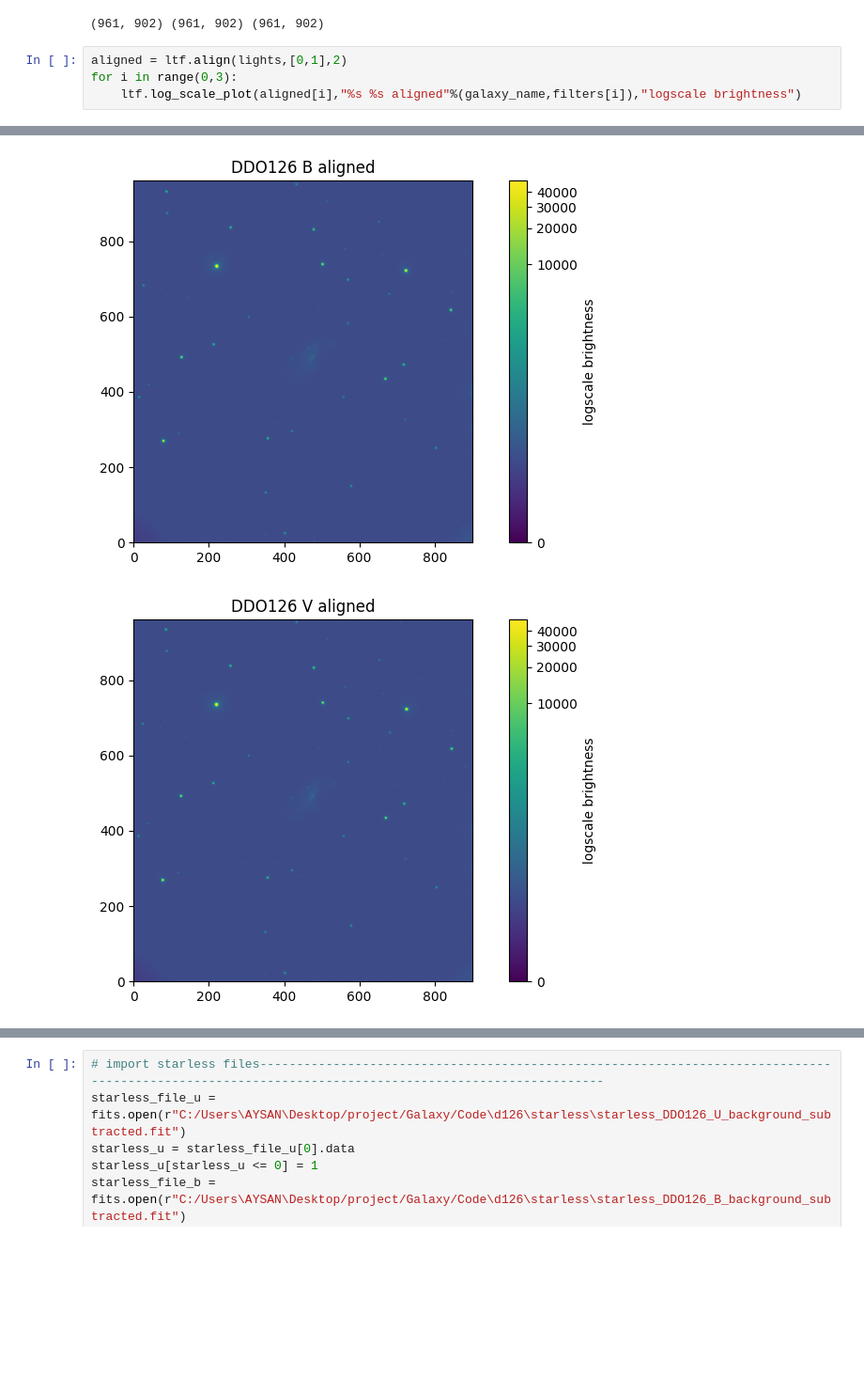
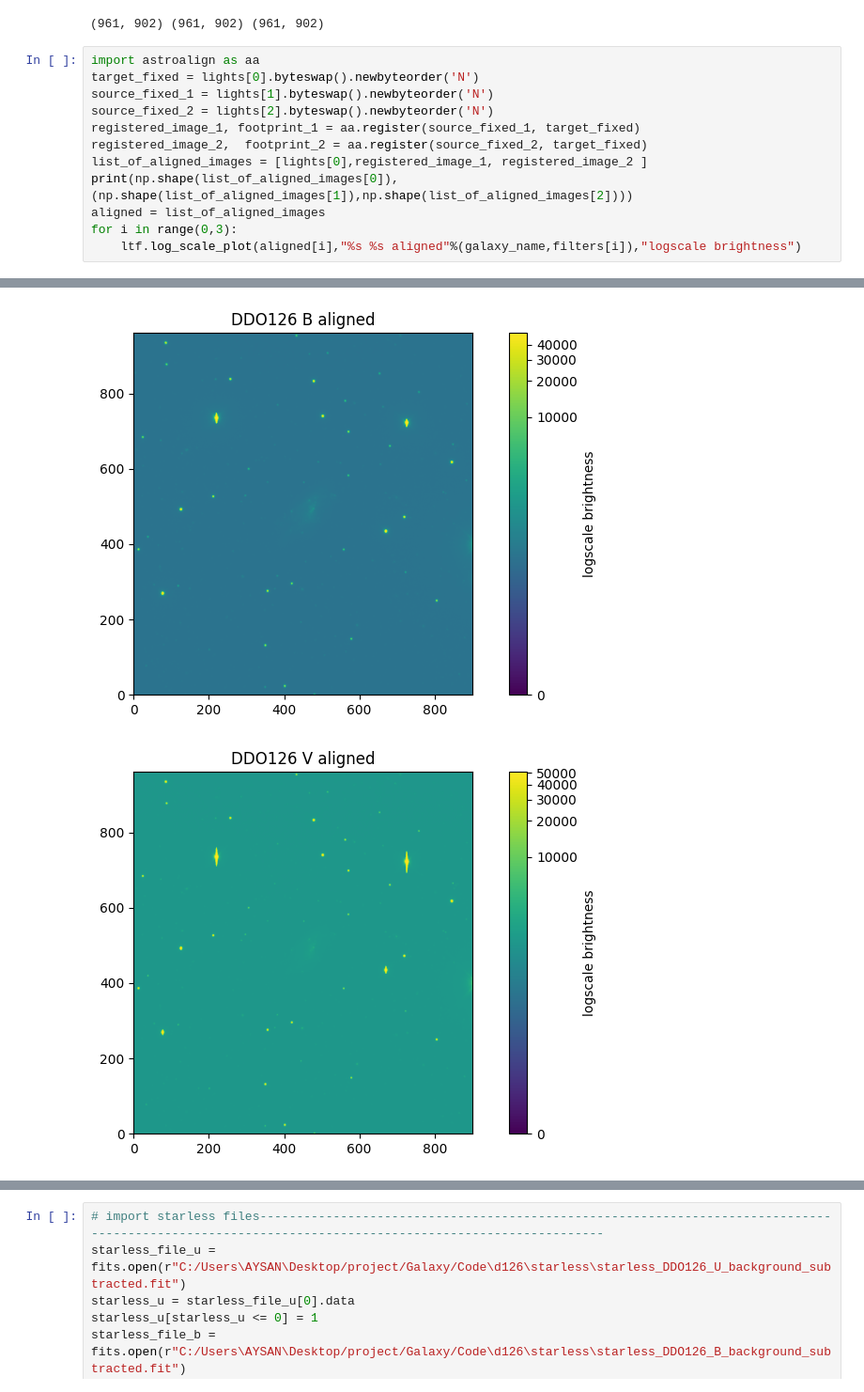
Before and after one commit to SUT-LTG/Aysan-Little-Things, a Jupyter notebook: DDO126.ipynb, the cells around one changed output, grey strips where cells are left out. Shown at 94% size. Saved outputs shown, nothing was run; the diff lists cells and outputs as text; blank space fills up the shorter version.

```diff
--- a/DDO126.ipynb
+++ b/DDO126.ipynb
@@ -37,7 +37,15 @@ print(np.shape(light_u), np.shape(light_b),np.shape(light_v))
 # %% [output]
 (961, 902) (961, 902) (961, 902)
 # %%
-aligned = ltf.align(lights,[0,1],2)
+import astroalign as aa
+target_fixed = lights[0].byteswap().newbyteorder('N')
+source_fixed_1 = lights[1].byteswap().newbyteorder('N')
+source_fixed_2 = lights[2].byteswap().newbyteorder('N')
+registered_image_1, footprint_1 = aa.register(source_fixed_1, target_fixed)
+registered_image_2,  footprint_2 = aa.register(source_fixed_2, target_fixed)
+list_of_aligned_images = [lights[0],registered_image_1, registered_image_2 ]
+print(np.shape(list_of_aligned_images[0]),(np.shape(list_of_aligned_images[1]),np.shape(list_of_aligned_images[2])))
+aligned = list_of_aligned_images
 for i in range(0,3):
     ltf.log_scale_plot(aligned[i],"%s %s aligned"%(galaxy_name,filters[i]),"logscale brightness")
 # %% [output]
@@ -44,6 +53,6 @@ for i in range(0,3):
 [figure]
-[figure, old version]
+[figure, new version]
-[figure, old version]
+[figure, new version]
 # %%
 corrected = ltf.background_subtraction(aligned,3,boxes,(3,3))
 for i in range(0,3):
```
Also changed, not shown: parts of 7 cells of this notebook, 1 other file.
